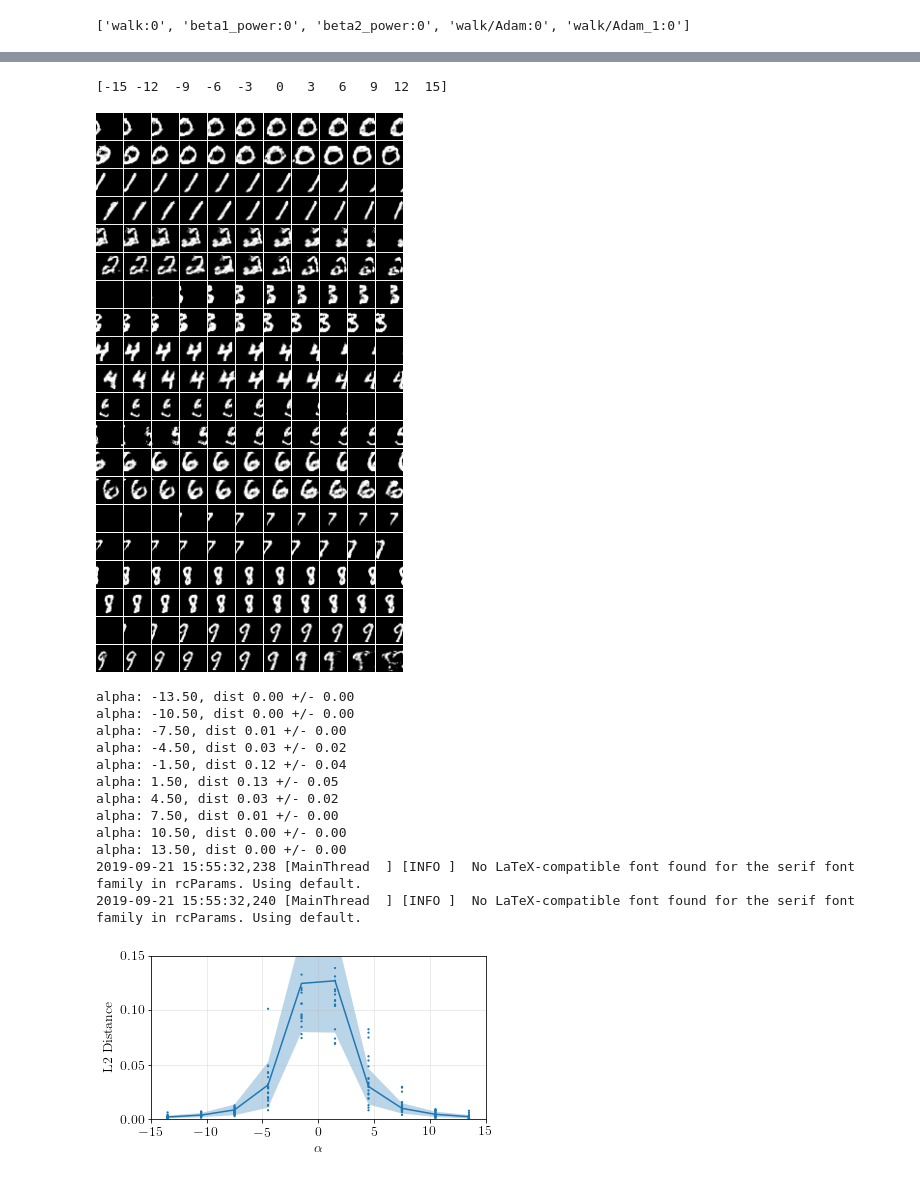
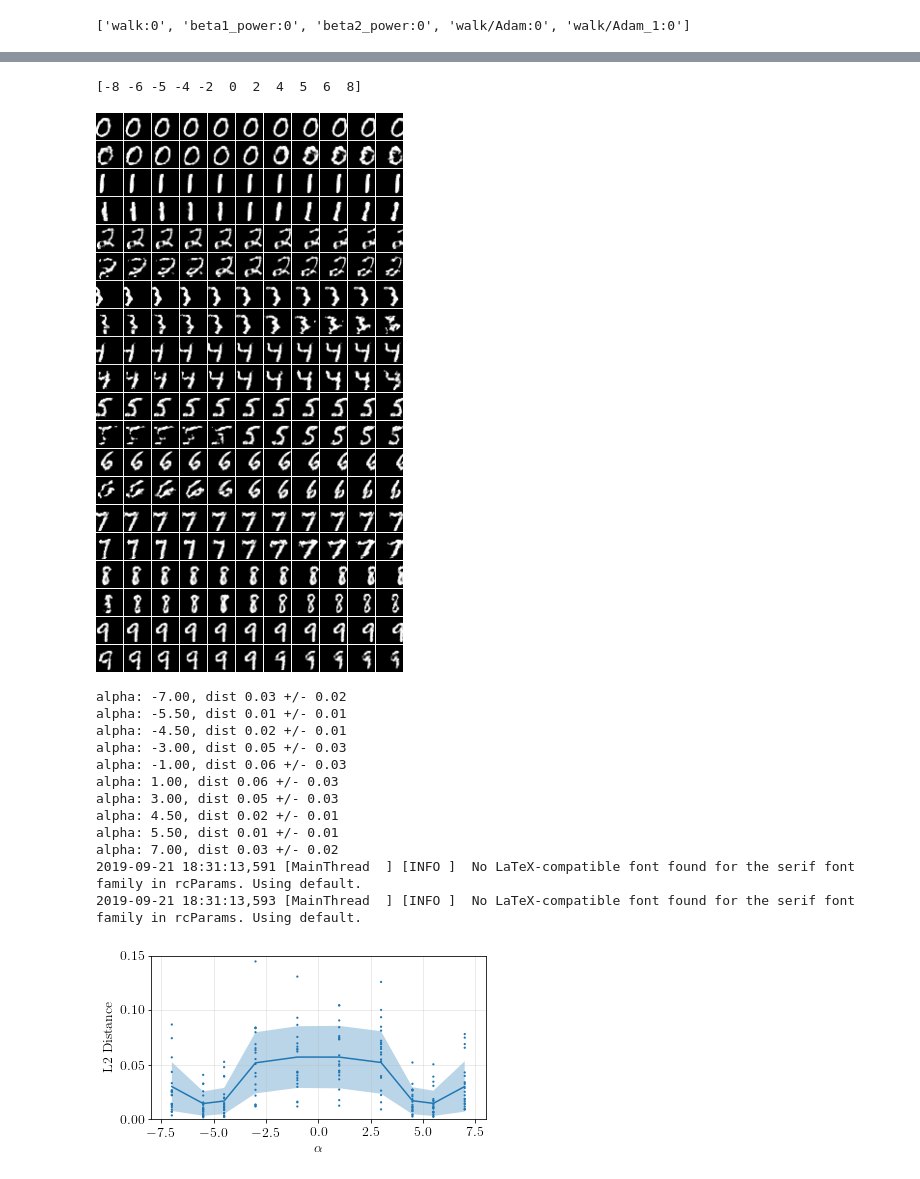
Before and after one commit to ali-design/gan_workspace, a Jupyter notebook: DCGAN-tensorflow/shiftx_aug_argminW_mnist.ipynb, the cells around one changed output, grey strips where cells are left out. Cells and saved outputs as stored; diff of their text form; code cells hidden in the pictures.

```diff
--- a/DCGAN-tensorflow/shiftx_aug_argminW_mnist.ipynb
+++ b/DCGAN-tensorflow/shiftx_aug_argminW_mnist.ipynb
@@ -345,36 +345,37 @@ print(loss_vals)
 # saver.restore(sess, "./out/walk_train_aug/shiftx_l2_git0.005/output/model_20000.ckpt")
 # %%
 num_samples = 10
-a = np.array([-15, -12, -9, -6, -3,  0,  3,  6,  9, 12, 15])
+# a = np.array([-15, -12, -9, -6, -3,  0,  3,  6,  9, 12, 15])
+a = np.array([-8, -6, -5, -4, -2,  0,  2,  4,  5, 6,  8])
 
 zs = np.random.uniform(-1, 1, size=(num_samples, FLAGS.z_dim))
 y = np.arange(0,FLAGS.y_dim,1)
 ys = np.zeros((num_samples, FLAGS.y_dim))
 ys[np.arange(num_samples), y] = 1
 
 im_targets = []
 im_transformed = []
 for i in range(a.shape[0]):
     feed_dict_out = {z_placeholder: zs, y_placeholder: ys}
     out_zs = sess.run(outputs_orig, feed_dict_out)
     target_fn, mask_out = get_target_np(out_zs, a[i])#, show_img=True, show_mask=True)
     im_targets.append(target_fn)
     ## get transformed:
-    feed_dict = {z_placeholder: zs, y_placeholder: ys, alpha: a[i]/15, target: target_fn, mask: mask_out}
+    feed_dict = {z_placeholder: zs, y_placeholder: ys, alpha: a[i], target: target_fn, mask: mask_out}
     samples = sess.run(transformed_output, feed_dict=feed_dict)
     im_transformed.append(samples)
 #     imshow(imgrid(np.uint8(samples*255), cols=1))
 
 ims = []
 for j in range(FLAGS.y_dim):
     ims.append(np.stack([x[j, :, :, :] for x in im_targets], axis=0))
     ims.append(np.stack([x[j, :, :, :] for x in im_transformed], axis=0))
 
 print(a)
 imshow(imgrid(np.uint8(np.concatenate(ims)*255), cols=a.shape[0]))
 # %% [output]
-[-15 -12  -9  -6  -3   0   3   6   9  12  15]
+[-8 -6 -5 -4 -2  0  2  4  5  6  8]
-[figure, old version]
+[figure, new version]
 # %%
 loss_l2_sample = tf.reduce_sum(tf.multiply(tf.square(transformed_output-target), mask), axis=(1,2,3)) \
         / tf.reduce_sum(mask, axis=(1,2,3))
@@ -538,16 +539,16 @@ f.savefig(os.path.join(output_dir, savefile + '.png'),
 f.savefig(os.path.join(output_dir, savefile + '.pdf'),
           bbox_inches="tight", pad_inches=0)
 # %% [output]
-alpha: -13.50, dist 0.00 +/- 0.00
-alpha: -10.50, dist 0.00 +/- 0.00
-alpha: -7.50, dist 0.01 +/- 0.00
-alpha: -4.50, dist 0.03 +/- 0.02
-alpha: -1.50, dist 0.12 +/- 0.04
-alpha: 1.50, dist 0.13 +/- 0.05
-alpha: 4.50, dist 0.03 +/- 0.02
-alpha: 7.50, dist 0.01 +/- 0.00
-alpha: 10.50, dist 0.00 +/- 0.00
-alpha: 13.50, dist 0.00 +/- 0.00
-2019-09-21 15:55:32,238 [MainThread  ] [INFO ]  No LaTeX-compatible font found for the serif font family in rcParams. Using default.
-2019-09-21 15:55:32,240 [MainThread  ] [INFO ]  No LaTeX-compatible font found for the serif font family in rcParams. Using default.
+alpha: -7.00, dist 0.03 +/- 0.02
+alpha: -5.50, dist 0.01 +/- 0.01
+alpha: -4.50, dist 0.02 +/- 0.01
+alpha: -3.00, dist 0.05 +/- 0.03
+alpha: -1.00, dist 0.06 +/- 0.03
+alpha: 1.00, dist 0.06 +/- 0.03
+alpha: 3.00, dist 0.05 +/- 0.03
+alpha: 4.50, dist 0.02 +/- 0.01
+alpha: 5.50, dist 0.01 +/- 0.01
+alpha: 7.00, dist 0.03 +/- 0.02
+2019-09-21 18:31:13,591 [MainThread  ] [INFO ]  No LaTeX-compatible font found for the serif font family in rcParams. Using default.
+2019-09-21 18:31:13,593 [MainThread  ] [INFO ]  No LaTeX-compatible font found for the serif font family in rcParams. Using default.
-[figure, old version]
+[figure, new version]
```
Also changed, not shown: parts of 10 cells of this notebook, 11 other files.
